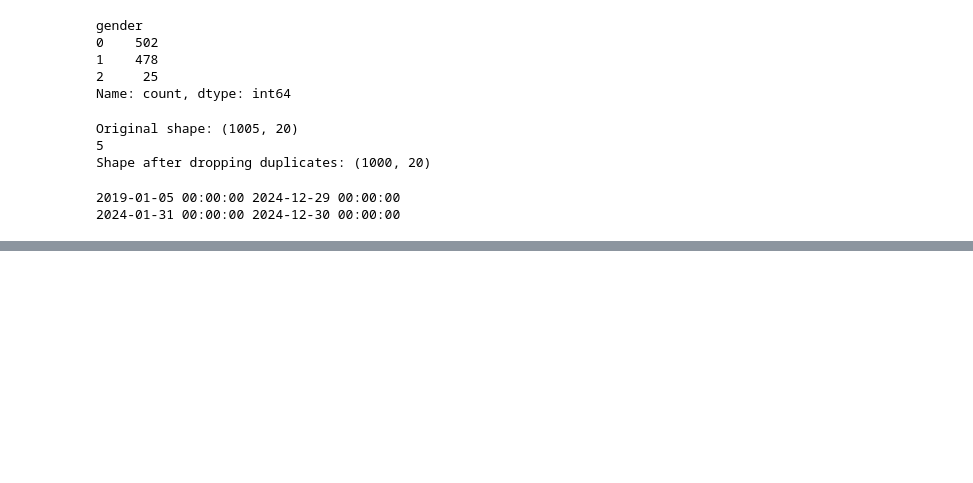
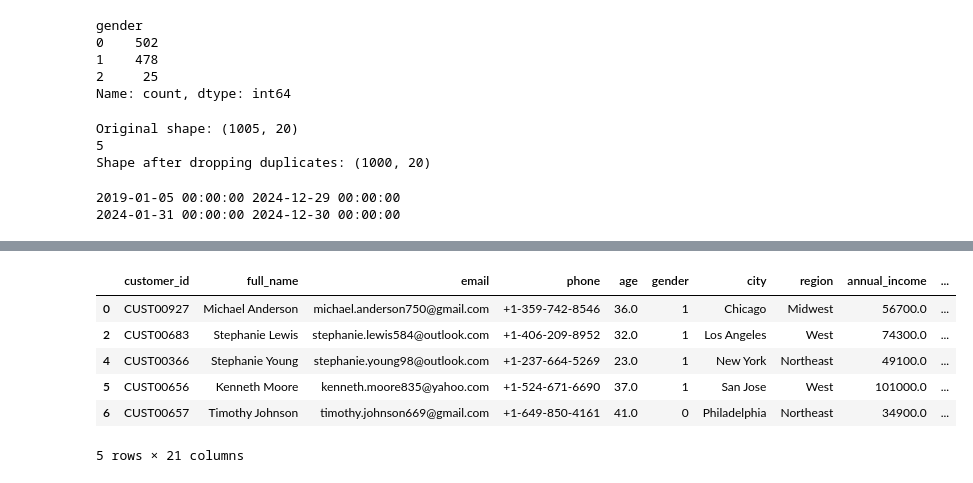
Before and after one commit to ryomenhaider/ecom-sales-eda, a Jupyter notebook: datacleaning.ipynb, the cells around one changed output, grey strips where cells are left out. Cells and saved outputs as stored; diff of their text form; code cells hidden in the pictures; blank space fills up the shorter version.

```diff
--- a/datacleaning.ipynb
+++ b/datacleaning.ipynb
@@ -208,0 +319,10 @@ df[df['last_purchase_date'] < df['join_date']]
+# %%
+df.head()
+# %% [output]
+|  | customer_id | full_name | email | phone | age | gender | city | region | annual_income | ... |
+| 0 | CUST00927 | Michael Anderson | michael.anderson750@gmail.com | +1-359-742-8546 | 36.0 | 1 | Chicago | Midwest | 56700.0 | ... |
+| 2 | CUST00683 | Stephanie Lewis | stephanie.lewis584@outlook.com | +1-406-209-8952 | 32.0 | 1 | Los Angeles | West | 74300.0 | ... |
+| 4 | CUST00366 | Stephanie Young | stephanie.young98@outlook.com | +1-237-664-5269 | 23.0 | 1 | New York | Northeast | 49100.0 | ... |
+| 5 | CUST00656 | Kenneth Moore | kenneth.moore835@yahoo.com | +1-524-671-6690 | 37.0 | 1 | San Jose | West | 101000.0 | ... |
+| 6 | CUST00657 | Timothy Johnson | timothy.johnson669@gmail.com | +1-649-850-4161 | 41.0 | 0 | Philadelphia | Northeast | 34900.0 | ... |
+5 rows × 21 columns
```
Also changed, not shown: parts of 16 cells of this notebook, 1 other file.
